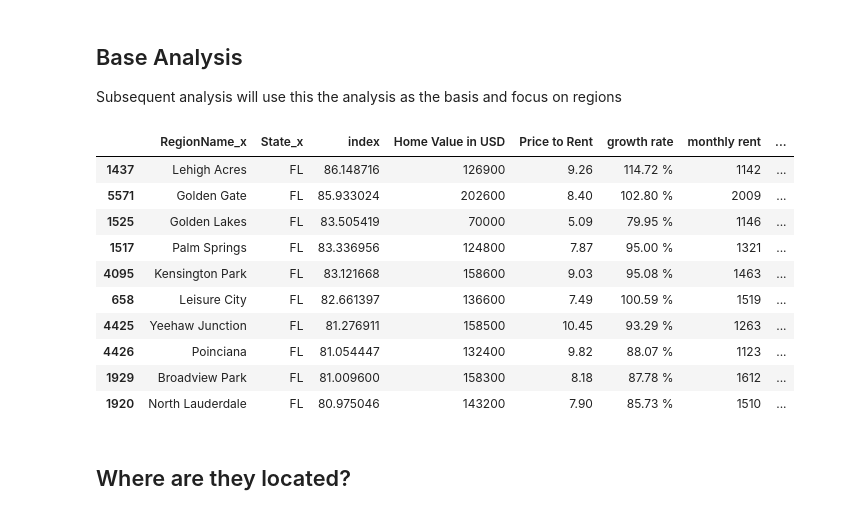
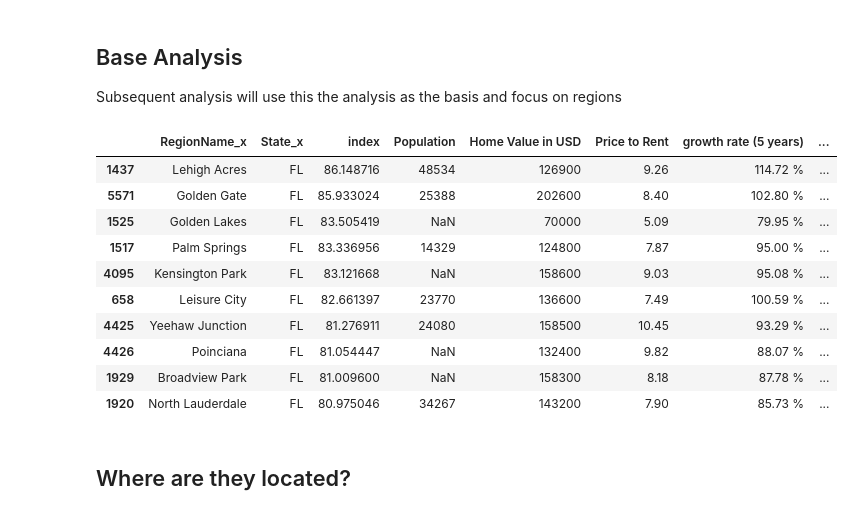
Before and after one commit to matt-stringer/vacation-rentals, a Jupyter notebook: Second Home Analysis.ipynb, the cells around one changed output. Saved outputs shown, nothing was run; the diff lists cells and outputs as text; code cells hidden in the pictures.

```diff
--- a/Second Home Analysis.ipynb
+++ b/Second Home Analysis.ipynb
@@ -183,27 +193,27 @@ Subsequent analysis will use this the analysis as the basis and focus on regions
 # %%
 df_geo['index'] = (.30 * df_geo['growth_index']) + (.30 * df_geo['price_index']) + (.30 * df_geo['revenue_index']) + (.10 * df_geo['env_index'])
 
 
 # sort descending from the highest index down and limit the top 10
 df_out = df_geo.sort('index', ascending=False).head(10)
 df_out['Home Value in USD'] = df_out['2016-03_x']
 df_out['Price to Rent'] = df_out['2016-03_y']
-df_out['growth rate'] = df_out['growth'].apply(lambda x: str("%.2f" % (x * 100)) + " %")
+df_out['growth rate (5 years)'] = df_out['growth'].apply(lambda x: str("%.2f" % (x * 100)) + " %")
 df_out['monthly rent'] = (df_out['2016-03_x'] / df_out['2016-03_y']).apply(lambda x: int(x / 12))
 
-df_out[['RegionName_x', 'State_x', 'index', 'Home Value in USD', 'Price to Rent', 'growth rate', 'monthly rent','seasonal use']]
+df_out[['RegionName_x', 'State_x', 'index', 'Population', 'Home Value in USD', 'Price to Rent', 'growth rate (5 years)', 'monthly rent','seasonal use']]
 # %% [output]
-|  | RegionName_x | State_x | index | Home Value in USD | Price to Rent | growth rate | monthly rent | ... |
-| 1437 | Lehigh Acres | FL | 86.148716 | 126900 | 9.26 | 114.72 % | 1142 | ... |
-| 5571 | Golden Gate | FL | 85.933024 | 202600 | 8.40 | 102.80 % | 2009 | ... |
-| 1525 | Golden Lakes | FL | 83.505419 | 70000 | 5.09 | 79.95 % | 1146 | ... |
-| 1517 | Palm Springs | FL | 83.336956 | 124800 | 7.87 | 95.00 % | 1321 | ... |
-| 4095 | Kensington Park | FL | 83.121668 | 158600 | 9.03 | 95.08 % | 1463 | ... |
-| 658 | Leisure City | FL | 82.661397 | 136600 | 7.49 | 100.59 % | 1519 | ... |
-| 4425 | Yeehaw Junction | FL | 81.276911 | 158500 | 10.45 | 93.29 % | 1263 | ... |
-| 4426 | Poinciana | FL | 81.054447 | 132400 | 9.82 | 88.07 % | 1123 | ... |
-| 1929 | Broadview Park | FL | 81.009600 | 158300 | 8.18 | 87.78 % | 1612 | ... |
-| 1920 | North Lauderdale | FL | 80.975046 | 143200 | 7.90 | 85.73 % | 1510 | ... |
+|  | RegionName_x | State_x | index | Population | Home Value in USD | Price to Rent | growth rate (5 years) | ... |
+| 1437 | Lehigh Acres | FL | 86.148716 | 48534 | 126900 | 9.26 | 114.72 % | ... |
+| 5571 | Golden Gate | FL | 85.933024 | 25388 | 202600 | 8.40 | 102.80 % | ... |
+| 1525 | Golden Lakes | FL | 83.505419 | NaN | 70000 | 5.09 | 79.95 % | ... |
+| 1517 | Palm Springs | FL | 83.336956 | 14329 | 124800 | 7.87 | 95.00 % | ... |
+| 4095 | Kensington Park | FL | 83.121668 | NaN | 158600 | 9.03 | 95.08 % | ... |
+| 658 | Leisure City | FL | 82.661397 | 23770 | 136600 | 7.49 | 100.59 % | ... |
+| 4425 | Yeehaw Junction | FL | 81.276911 | 24080 | 158500 | 10.45 | 93.29 % | ... |
+| 4426 | Poinciana | FL | 81.054447 | NaN | 132400 | 9.82 | 88.07 % | ... |
+| 1929 | Broadview Park | FL | 81.009600 | NaN | 158300 | 8.18 | 87.78 % | ... |
+| 1920 | North Lauderdale | FL | 80.975046 | 34267 | 143200 | 7.90 | 85.73 % | ... |
 # %% [markdown]
 ## Where are they located?
 # %%
```
Also changed, not shown: parts of 33 cells of this notebook, 6 other files.
